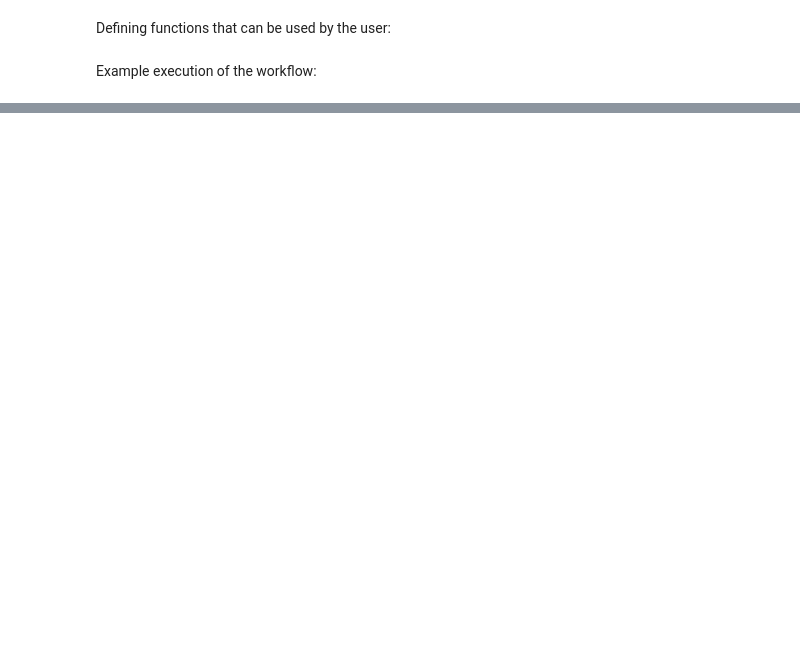
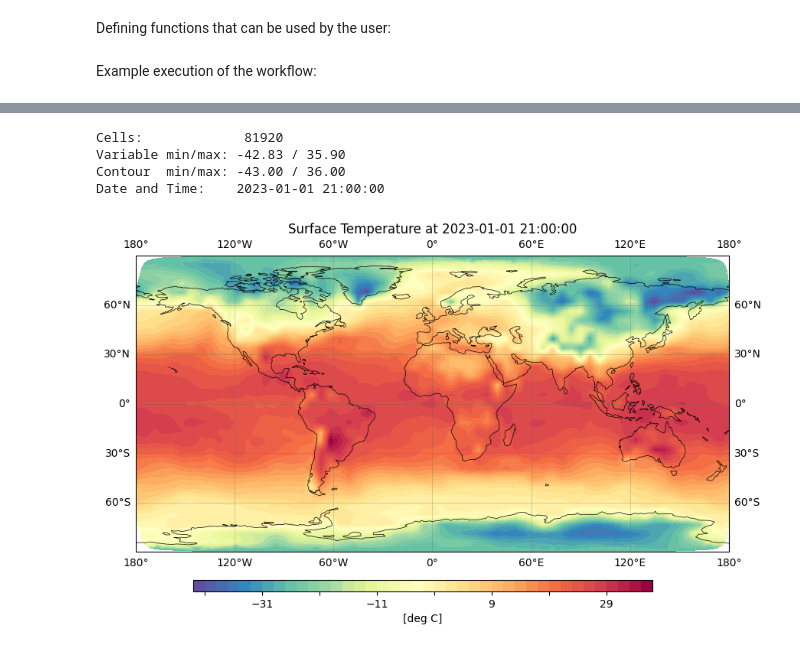
Before and after one commit to tdiepenb/ESDP1, a Jupyter notebook: METFUT_load_and_regrid_era5data.ipynb, the cells around one changed output, grey strips where cells are left out. Cells and saved outputs as stored; diff of their text form; code cells hidden in the pictures; blank space fills up the shorter version.

```diff
--- a/METFUT_load_and_regrid_era5data.ipynb
+++ b/METFUT_load_and_regrid_era5data.ipynb
@@ -192,0 +224,8 @@ FileNotFoundError: [Errno 2] No such file or directory: 'C:\\mnt\\c\\users\\maok
+# %%
+plotIconTemperatureGraph(ds=iconds, step=1)
+# %% [output]
+Cells:             81920
+Variable min/max: -42.83 / 35.90
+Contour  min/max: -43.00 / 36.00
+Date and Time:    2023-01-01 21:00:00
+[figure, added]
```
Also changed, not shown: parts of 10 cells of this notebook.
